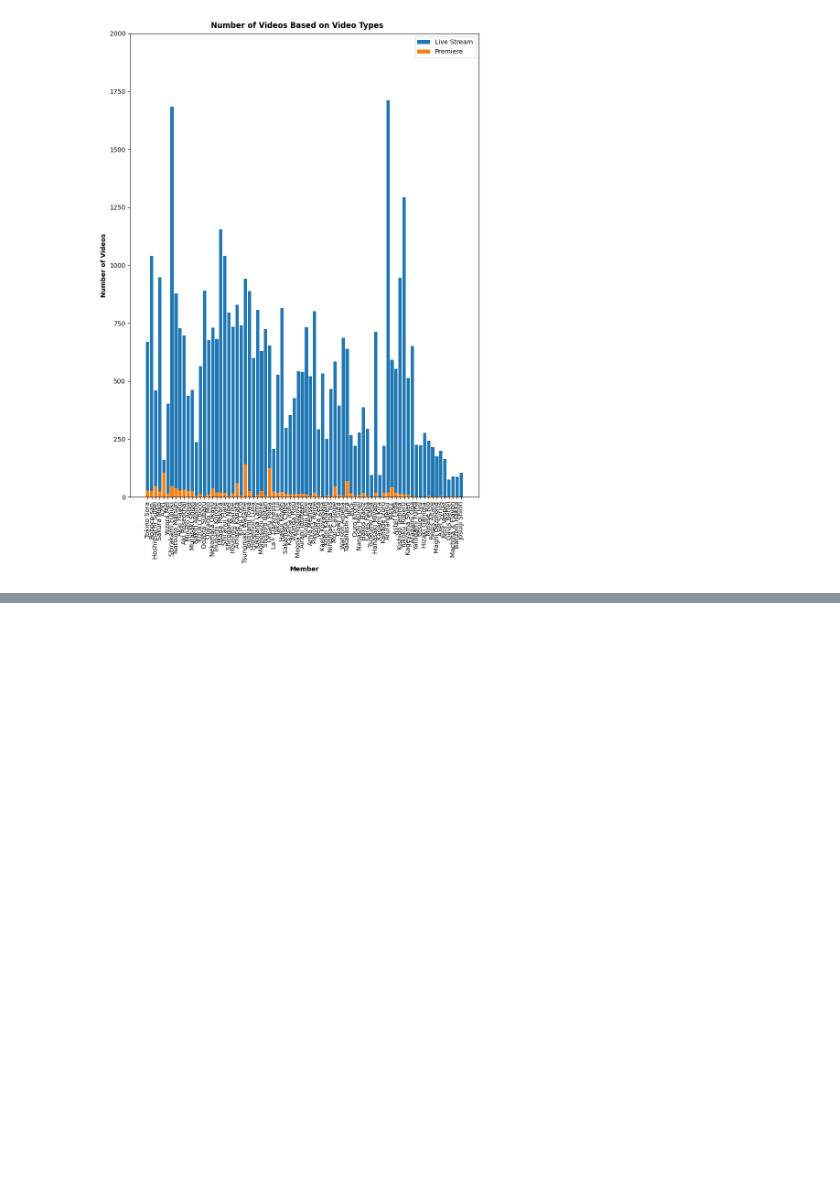
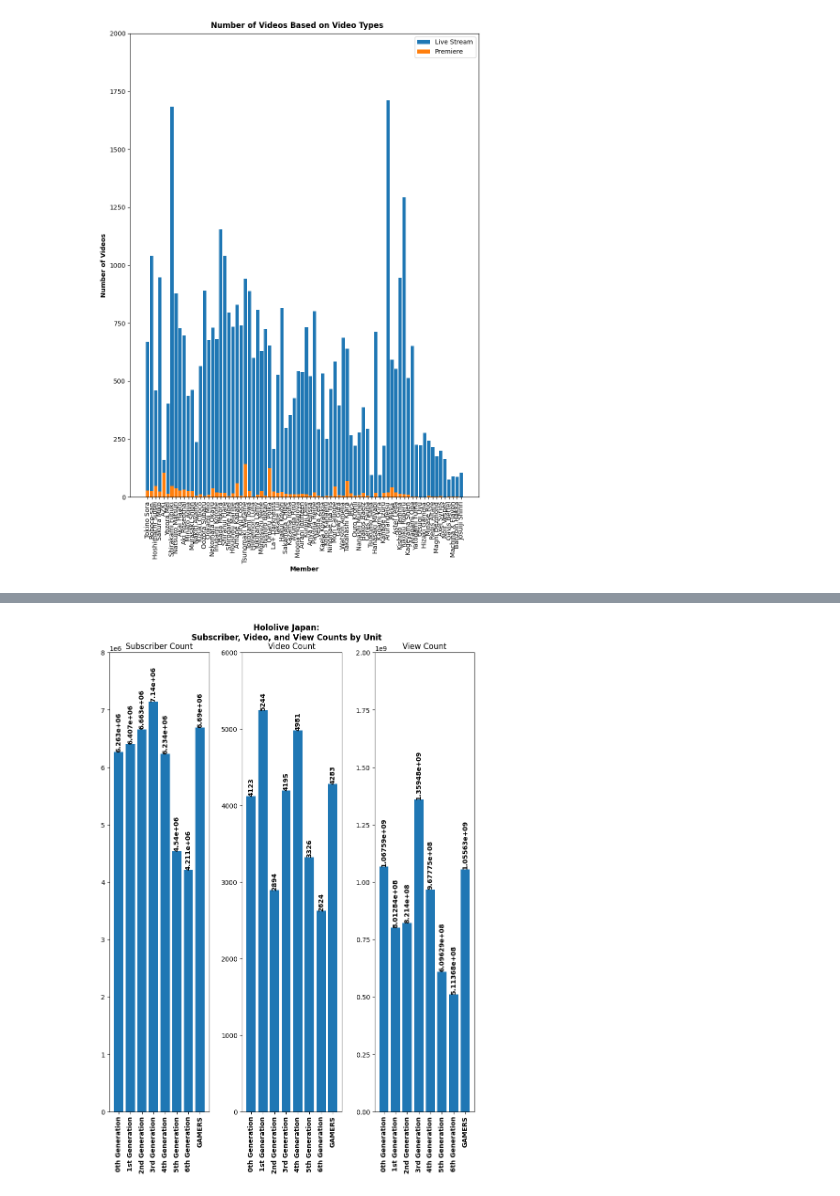
Before and after one commit to Johnson-Tung/holoAnalytics, a Jupyter notebook: scripts/visualize_youtube_data_(prototyping).ipynb, the cells around one changed output, grey strips where cells are left out. Cells and saved outputs as stored; diff of their text form; code cells hidden in the pictures; blank space fills up the shorter version.

```diff
--- a/scripts/visualize_youtube_data_(prototyping).ipynb
+++ b/scripts/visualize_youtube_data_(prototyping).ipynb
@@ -166,0 +277,4 @@ video_types(member_channel_data['channel_video_summary']['data'], live_broadcast
+# %%
+channel_stats_by_unit(member_channel_data, group='Hololive', branch='Japan', show='count')
+# %% [output]
+[figure, added]
```
Also changed, not shown: parts of 6 cells of this notebook.
